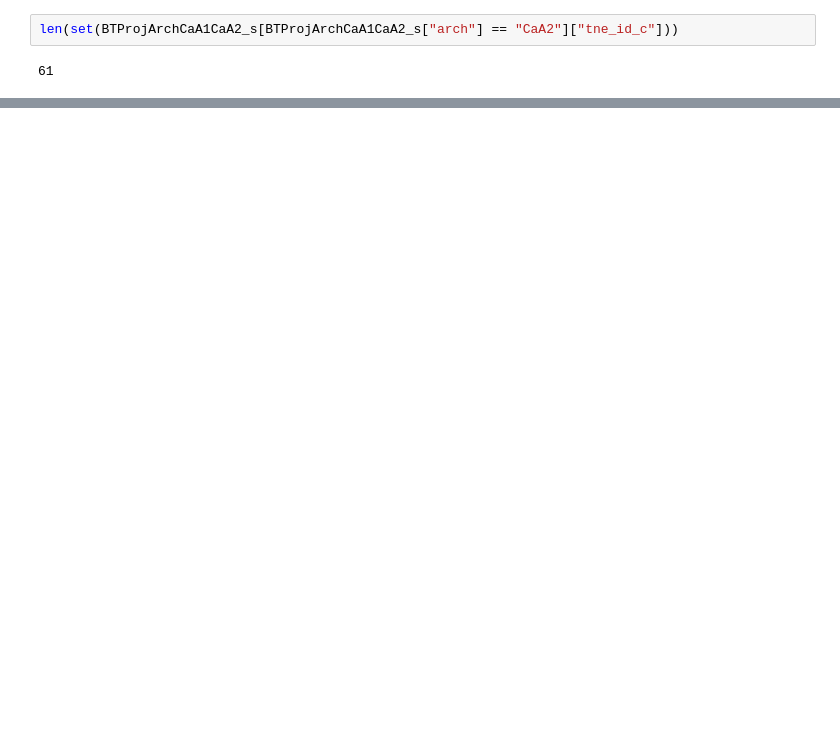
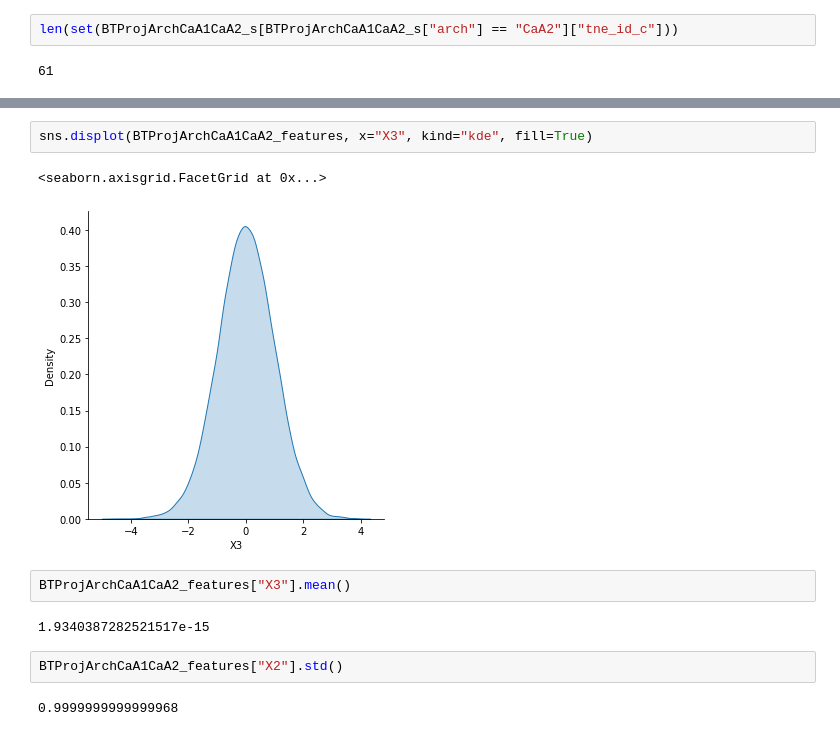
Before and after one commit to emathian/DDS-RoFormerMIL, a Jupyter notebook: JupyterExperimentsAndDataset/BT_CaA1Ca2ExpWithRoforner.ipynb, the cells around one changed output, grey strips where cells are left out. Cells and saved outputs as stored; diff of their text form; blank space fills up the shorter version.

```diff
--- a/JupyterExperimentsAndDataset/BT_CaA1Ca2ExpWithRoforner.ipynb
+++ b/JupyterExperimentsAndDataset/BT_CaA1Ca2ExpWithRoforner.ipynb
@@ -635,0 +864,13 @@ ___________________________________________________
+# %%
+sns.displot(BTProjArchCaA1CaA2_features, x="X3", kind="kde", fill=True)
+# %% [output]
+<seaborn.axisgrid.FacetGrid at 0x...>
+[figure, added]
+# %%
+BTProjArchCaA1CaA2_features["X3"].mean()
+# %% [output]
+1.9340387282521517e-15
+# %%
+BTProjArchCaA1CaA2_features["X2"].std()
+# %% [output]
+0.9999999999999968
```
Also changed, not shown: parts of 53 cells of this notebook, 8 other files.
